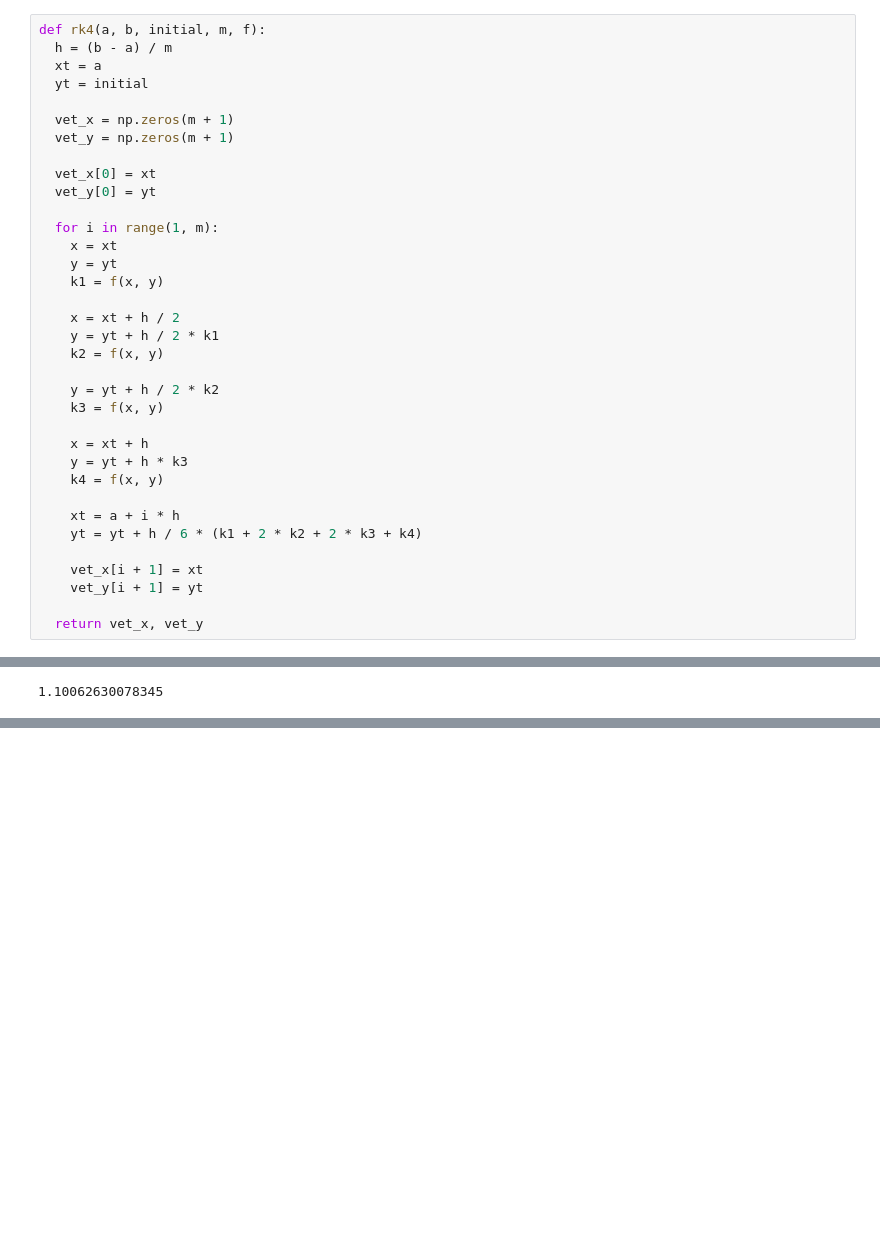
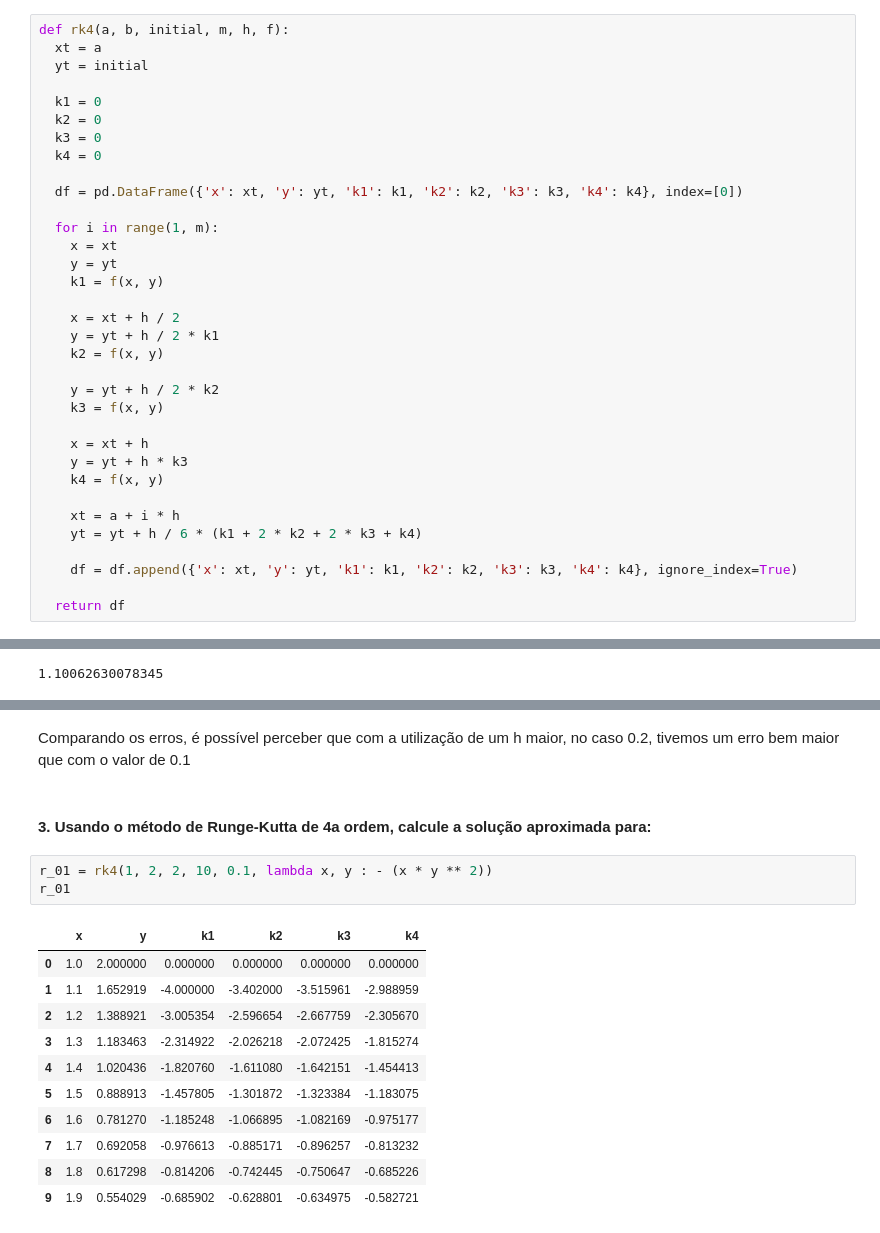
Before and after one commit to carloscalage/calculo_numerico, a Jupyter notebook: integracao.ipynb, the cells around one changed output, grey strips where cells are left out. Cells and saved outputs as stored; diff of their text form; blank space fills up the shorter version.

```diff
--- a/integracao.ipynb
+++ b/integracao.ipynb
@@ -58,16 +77,16 @@ def euler(a, b, initial, m, h, f):
 
   return df
 # %%
-def rk4(a, b, initial, m, f):
-  h = (b - a) / m
+def rk4(a, b, initial, m, h, f):
   xt = a
   yt = initial
 
-  vet_x = np.zeros(m + 1)
-  vet_y = np.zeros(m + 1)
+  k1 = 0
+  k2 = 0
+  k3 = 0
+  k4 = 0
 
-  vet_x[0] = xt
-  vet_y[0] = yt
+  df = pd.DataFrame({'x': xt, 'y': yt, 'k1': k1, 'k2': k2, 'k3': k3, 'k4': k4}, index=[0])
 
   for i in range(1, m):
     x = xt
@@ -88,10 +107,9 @@ def rk4(a, b, initial, m, f):
     xt = a + i * h
     yt = yt + h / 6 * (k1 + 2 * k2 + 2 * k3 + k4)
 
-    vet_x[i + 1] = xt
-    vet_y[i + 1] = yt
+    df = df.append({'x': xt, 'y': yt, 'k1': k1, 'k2': k2, 'k3': k3, 'k4': k4}, ignore_index=True)
 
-  return vet_x, vet_y
+  return df
 # %% [markdown]
 ## Exercícios
 # %% [markdown]
@@ -161,0 +198,19 @@ euler(1, 2, -1, 10, 0.2, lambda x, y : 1 / x**2 - (y / x - y ** 2))
+# %% [markdown]
+Comparando os erros, é possível perceber que com a utilização de um h maior, no caso 0.2, tivemos um erro bem maior que com o valor de 0.1
+# %% [markdown]
+#### 3. Usando o método de Runge-Kutta de 4a ordem, calcule a solução aproximada para:
+# %%
+r_01 = rk4(1, 2, 2, 10, 0.1, lambda x, y : - (x * y ** 2))
+r_01
+# %% [output]
+|  | x | y | k1 | k2 | k3 | k4 |
+| 0 | 1.0 | 2.000000 | 0.000000 | 0.000000 | 0.000000 | 0.000000 |
+| 1 | 1.1 | 1.652919 | -4.000000 | -3.402000 | -3.515961 | -2.988959 |
+| 2 | 1.2 | 1.388921 | -3.005354 | -2.596654 | -2.667759 | -2.305670 |
+| 3 | 1.3 | 1.183463 | -2.314922 | -2.026218 | -2.072425 | -1.815274 |
+| 4 | 1.4 | 1.020436 | -1.820760 | -1.611080 | -1.642151 | -1.454413 |
+| 5 | 1.5 | 0.888913 | -1.457805 | -1.301872 | -1.323384 | -1.183075 |
+| 6 | 1.6 | 0.781270 | -1.185248 | -1.066895 | -1.082169 | -0.975177 |
+| 7 | 1.7 | 0.692058 | -0.976613 | -0.885171 | -0.896257 | -0.813232 |
+| 8 | 1.8 | 0.617298 | -0.814206 | -0.742445 | -0.750647 | -0.685226 |
+| 9 | 1.9 | 0.554029 | -0.685902 | -0.628801 | -0.634975 | -0.582721 |
```
Also changed, not shown: parts of 10 cells of this notebook.
